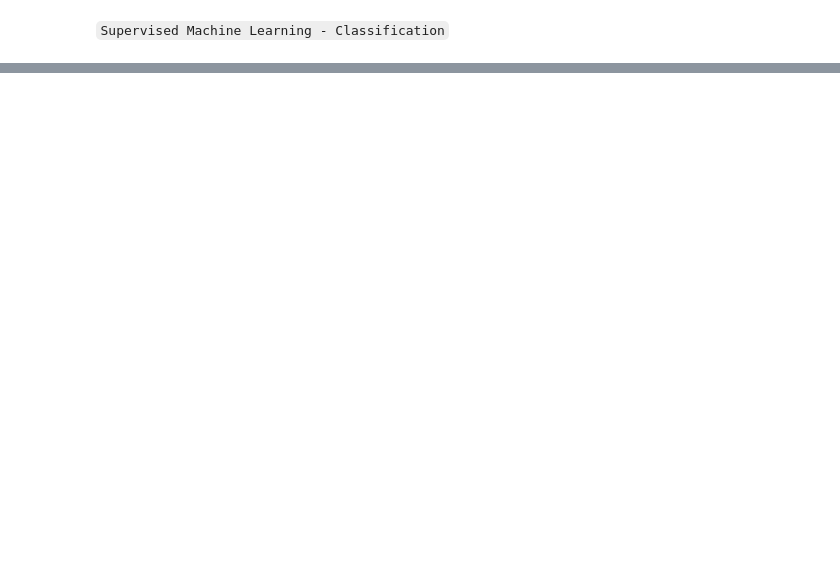
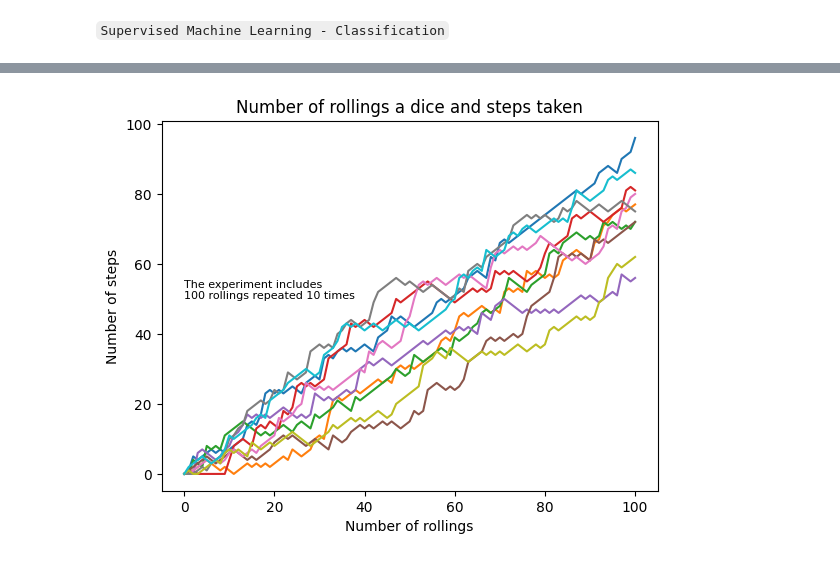
Before and after one commit to LiZoMark841619/Balazs1982, a Jupyter notebook: Playground/Practice_pro/ML/sv_sklearn.ipynb, the cells around one changed output, grey strips where cells are left out. Cells and saved outputs as stored; diff of their text form; code cells hidden in the pictures; blank space fills up the shorter version.

```diff
--- a/Playground/Practice_pro/ML/sv_sklearn.ipynb
+++ b/Playground/Practice_pro/ML/sv_sklearn.ipynb
@@ -81,0 +204,36 @@ plot_clusters(media_usage, labels)
+# %%
+plt.clf()
+
+# Simulate random walk 10 times
+all_walks = []
+for _ in range(10) :
+    random_walk = [0]
+    for _ in range(100) :
+        step = random_walk[-1]
+        dice = np.random.randint(1,7)
+        if dice <= 2:
+            step = max(0, step - 1)
+        elif dice <= 5:
+            step = step + 1
+        else:
+            step = step + np.random.randint(1,7)
+
+        # Implement clumsiness
+        clum = np.random.rand()
+        if clum <= 0.000001 :
+            step = 0
+
+        random_walk.append(step)
+    all_walks.append(random_walk)
+
+# Create and plot np_aw_t
+np_aw_t = np.transpose(np.array(all_walks))
+plt.plot(np_aw_t)
+plt.title('Number of rollings a dice and steps taken')
+plt.xlabel('Number of rollings')
+plt.ylabel('Number of steps')
+plt.text(x=0 , y=50 , s=f'''The experiment includes
+{len(random_walk)-1} rollings repeated {len(all_walks)} times''', fontsize=8)
+plt.show()
+# %% [output]
+[figure, added]
```
Also changed, not shown: parts of 21 cells of this notebook.
